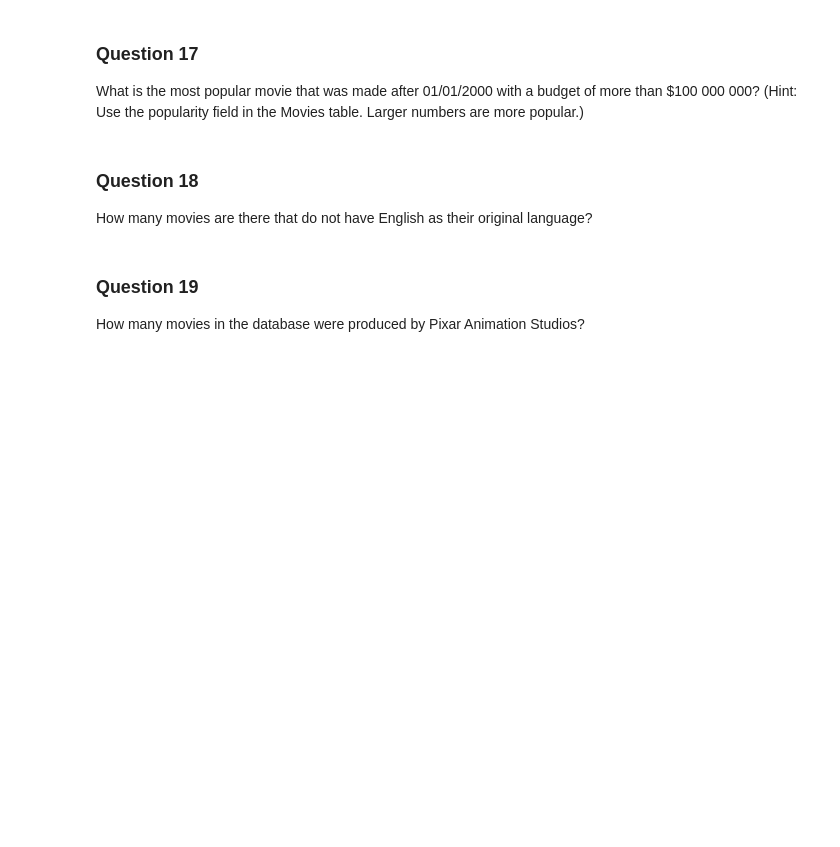
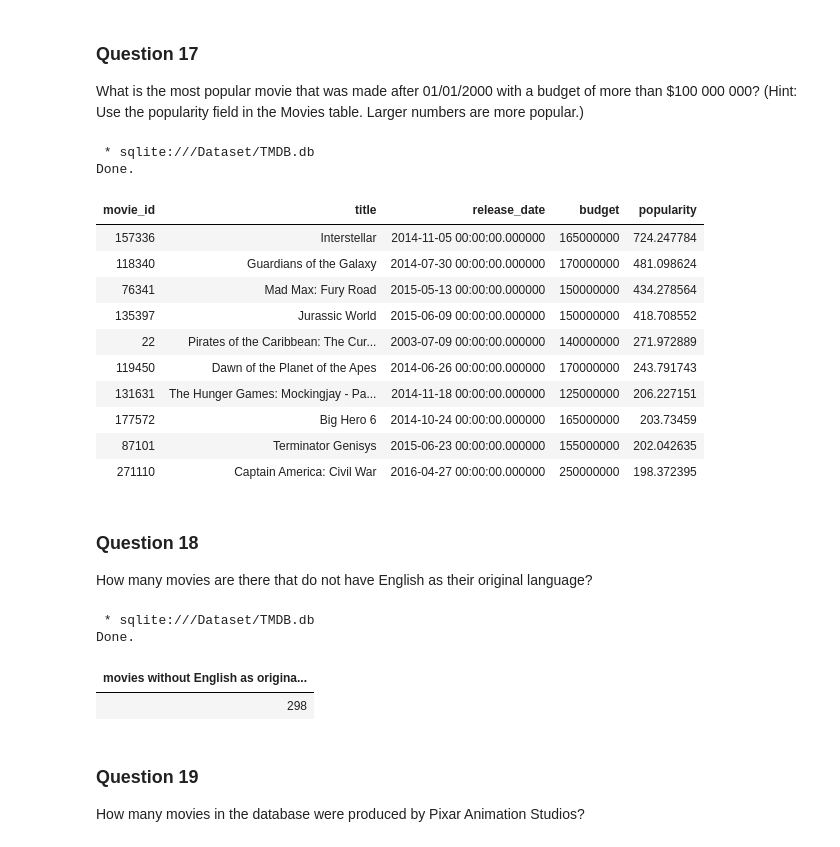
Before and after one commit to Ultra-Code/datascience_exploration, a Jupyter notebook: src/09-Final-Exam/Part 1 - Fundamentals/02-SQL.ipynb, the cells around one changed output. Drawn from its saved outputs; the diff is of its cells as text; code cells hidden in the pictures; blank space fills up the shorter version.

```diff
--- a/src/09-Final-Exam/Part 1 - Fundamentals/02-SQL.ipynb
+++ b/src/09-Final-Exam/Part 1 - Fundamentals/02-SQL.ipynb
@@ -53,3 +90,21 @@ What is the most popular movie that was made after 01/01/2000 with a budget of m
+# %%
+%%sql
+
+SELECT movie_id, title, release_date, budget, popularity FROM movies WHERE release_date > '01-01-2000' and budget > 100000000 ORDER BY popularity DESC LIMIT 10;
+# %% [output]
+ * sqlite:///Dataset/TMDB.db
+Done.
+| movie_id | title | release_date | budget | popularity |
+| 157336 | Interstellar | 2014-11-05 00:00:00.000000 | 165000000 | 724.247784 |
+| 118340 | Guardians of the Galaxy | 2014-07-30 00:00:00.000000 | 170000000 | 481.098624 |
+| 76341 | Mad Max: Fury Road | 2015-05-13 00:00:00.000000 | 150000000 | 434.278564 |
+| 135397 | Jurassic World | 2015-06-09 00:00:00.000000 | 150000000 | 418.708552 |
+| 22 | Pirates of the Caribbean: The Cur... | 2003-07-09 00:00:00.000000 | 140000000 | 271.972889 |
+| 119450 | Dawn of the Planet of the Apes | 2014-06-26 00:00:00.000000 | 170000000 | 243.791743 |
+| 131631 | The Hunger Games: Mockingjay - Pa... | 2014-11-18 00:00:00.000000 | 125000000 | 206.227151 |
+| 177572 | Big Hero 6 | 2014-10-24 00:00:00.000000 | 165000000 | 203.73459 |
+| 87101 | Terminator Genisys | 2015-06-23 00:00:00.000000 | 155000000 | 202.042635 |
+| 271110 | Captain America: Civil War | 2016-04-27 00:00:00.000000 | 250000000 | 198.372395 |
 # %% [markdown]
 ### Question 18
 How many movies are there that do not have English as their original language?
@@ -59,3 +111,11 @@ How many movies are there that do not have English as their original language?
+# %%
+%%sql
+SELECT COUNT(*) as 'movies without English as original language' from movies WHERE original_language <> 'en'
+# %% [output]
+ * sqlite:///Dataset/TMDB.db
+Done.
+| movies without English as origina... |
+| 298 |
 # %% [markdown]
 ### Question 19
 How many movies in the database were produced by Pixar Animation Studios?
```
Also changed, not shown: parts of 44 cells of this notebook, 1 other file.
